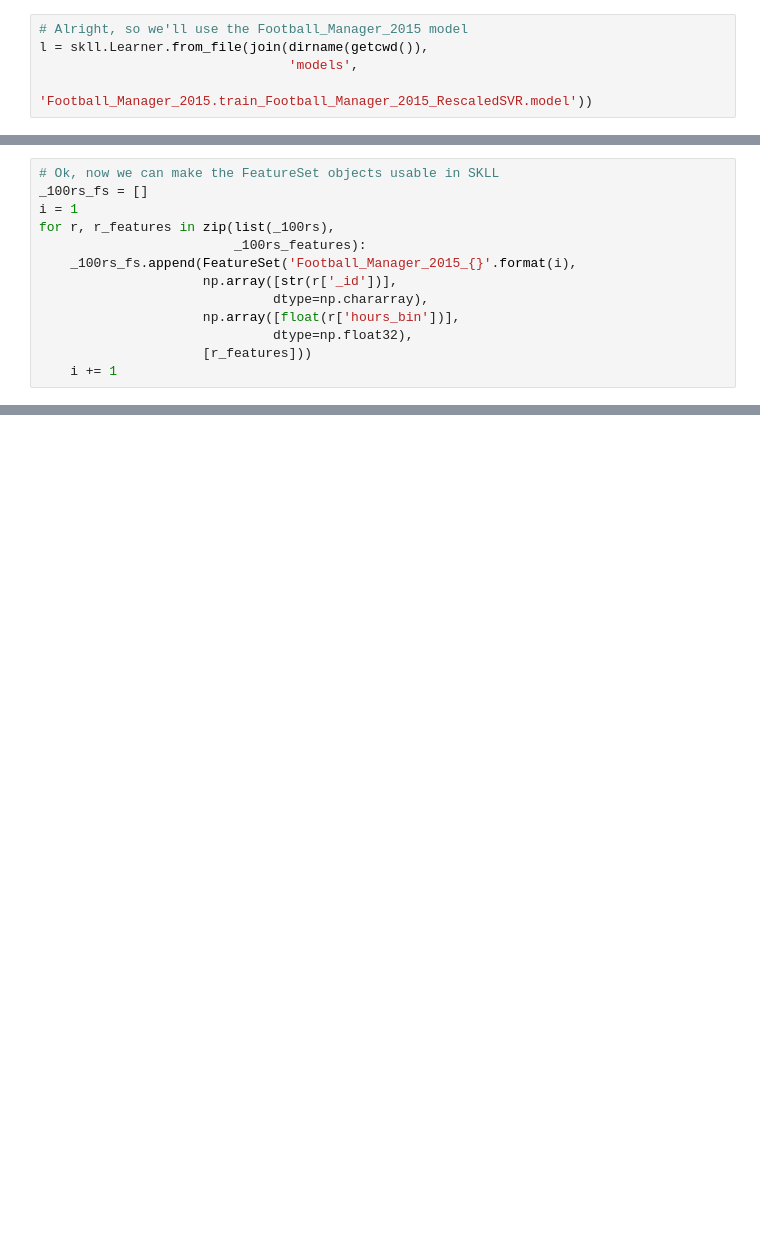
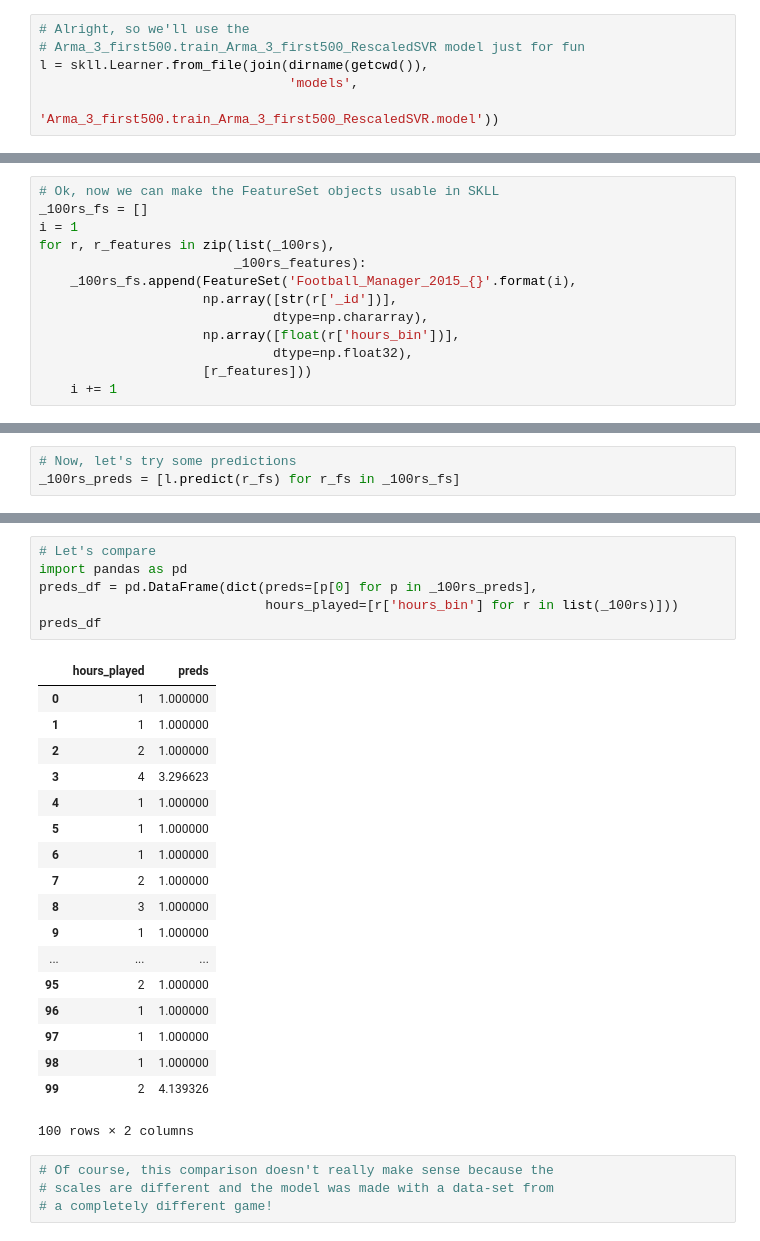
Before and after one commit to mulhod/reviewer_experience_prediction, a Jupyter notebook: ipython_notebooks/Prediction_and_Evaluation.ipynb, the cells around one changed output, grey strips where cells are left out. Cells and saved outputs as stored; diff of their text form; blank space fills up the shorter version.

Commit message:
Finished up the Prediction_and_Evaluation IPython notebook. Also, working out some bugs in train.py (apparently) that won't let me run it at ETS.

```diff
--- a/ipython_notebooks/Prediction_and_Evaluation.ipynb
+++ b/ipython_notebooks/Prediction_and_Evaluation.ipynb
@@ -46,10 +46,11 @@ Football_Manager_2015.train_Football_Manager_2015_RescaledSVR.model
 Football_Manager_2015.RSVRquadr.train_Football_Manager_2015_RescaledSVR.model
 [None, None, None]
 # %%
-# Alright, so we'll use the Football_Manager_2015 model
+# Alright, so we'll use the
+# Arma_3_first500.train_Arma_3_first500_RescaledSVR model just for fun
 l = skll.Learner.from_file(join(dirname(getcwd()),
                                 'models',
-                                'Football_Manager_2015.train_Football_Manager_2015_RescaledSVR.model'))
+                                'Arma_3_first500.train_Arma_3_first500_RescaledSVR.model'))
 # %%
 # According to the documentation for skll.Learner objects, they have
 # a 'predict' method that requires an argument that is an object of
@@ -276,0 +281,3 @@ _100rs_fs[61]
+# %%
+# Now, let's try some predictions
+_100rs_preds = [l.predict(r_fs) for r_fs in _100rs_fs]
@@ -276,0 +323,29 @@ _100rs_fs[61]
+# %%
+# Let's compare
+import pandas as pd
+preds_df = pd.DataFrame(dict(preds=[p[0] for p in _100rs_preds],
+                             hours_played=[r['hours_bin'] for r in list(_100rs)]))
+preds_df
+# %% [output]
+|  | hours_played | preds |
+| 0 | 1 | 1.000000 |
+| 1 | 1 | 1.000000 |
+| 2 | 2 | 1.000000 |
+| 3 | 4 | 3.296623 |
+| 4 | 1 | 1.000000 |
+| 5 | 1 | 1.000000 |
+| 6 | 1 | 1.000000 |
+| 7 | 2 | 1.000000 |
+| 8 | 3 | 1.000000 |
+| 9 | 1 | 1.000000 |
+| ... | ... | ... |
+| 95 | 2 | 1.000000 |
+| 96 | 1 | 1.000000 |
+| 97 | 1 | 1.000000 |
+| 98 | 1 | 1.000000 |
+| 99 | 2 | 4.139326 |
+100 rows × 2 columns
+# %%
+# Of course, this comparison doesn't really make sense because the
+# scales are different and the model was made with a data-set from
+# a completely different game!
```
Also changed, not shown: parts of 9 cells of this notebook, 2 other files.
